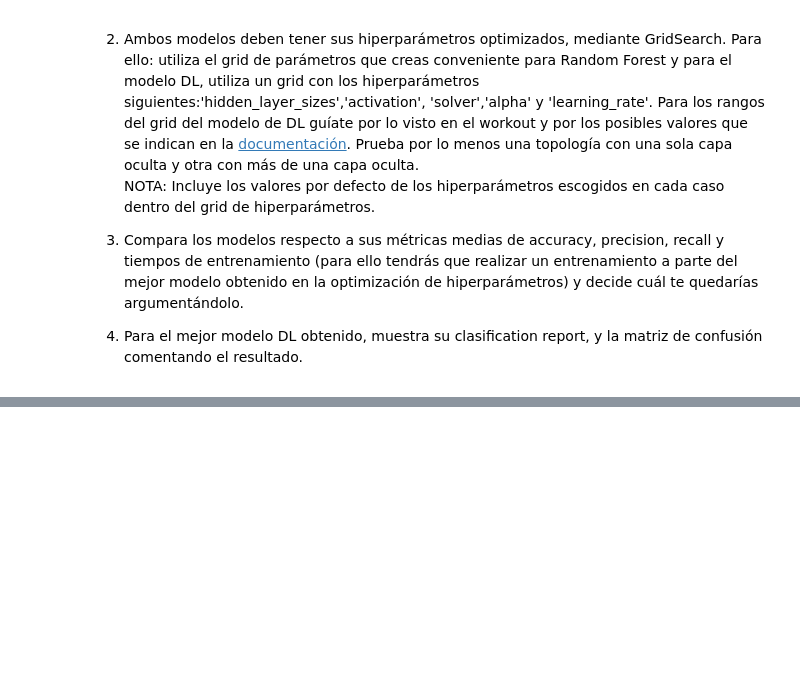
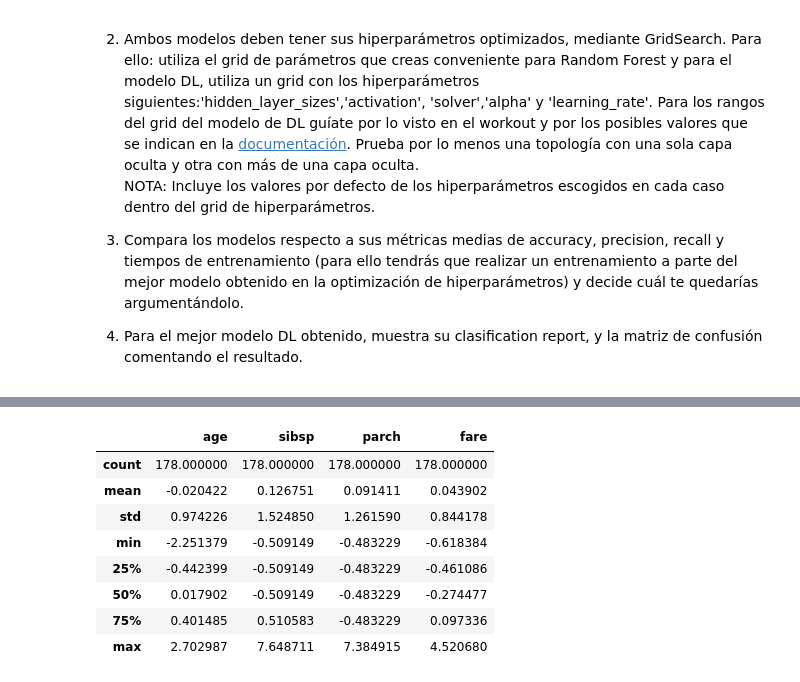
Before and after one commit to juanfcia/ds-bootcamp-juanfcia, a Jupyter notebook: 05_Deep_Learning/Sprint_15/Unidad_01_DL_Introduccion/03_Practica_Obligatoria/18_Practica_Obligatoria_Introduccion_Deep_Learning.ipynb, the cells around one changed output, grey strips where cells are left out. Drawn from its saved outputs; the diff is of its cells as text; code cells hidden in the pictures; blank space fills up the shorter version.

```diff
--- a/05_Deep_Learning/Sprint_15/Unidad_01_DL_Introduccion/03_Practica_Obligatoria/18_Practica_Obligatoria_Introduccion_Deep_Learning.ipynb
+++ b/05_Deep_Learning/Sprint_15/Unidad_01_DL_Introduccion/03_Practica_Obligatoria/18_Practica_Obligatoria_Introduccion_Deep_Learning.ipynb
@@ -180,0 +373,12 @@ NOTA: Incluye los valores por defecto de los hiperparámetros escogidos en cada
+# %%
+test_set[features_num].describe() # Variables numéricas escaladas en set de test en proporción del 20%
+# %% [output]
+|  | age | sibsp | parch | fare |
+| count | 178.000000 | 178.000000 | 178.000000 | 178.000000 |
+| mean | -0.020422 | 0.126751 | 0.091411 | 0.043902 |
+| std | 0.974226 | 1.524850 | 1.261590 | 0.844178 |
+| min | -2.251379 | -0.509149 | -0.483229 | -0.618384 |
+| 25% | -0.442399 | -0.509149 | -0.483229 | -0.461086 |
+| 50% | 0.017902 | -0.509149 | -0.483229 | -0.274477 |
+| 75% | 0.401485 | 0.510583 | -0.483229 | 0.097336 |
+| max | 2.702987 | 7.648711 | 7.384915 | 4.520680 |
```
Also changed, not shown: parts of 22 cells of this notebook.
